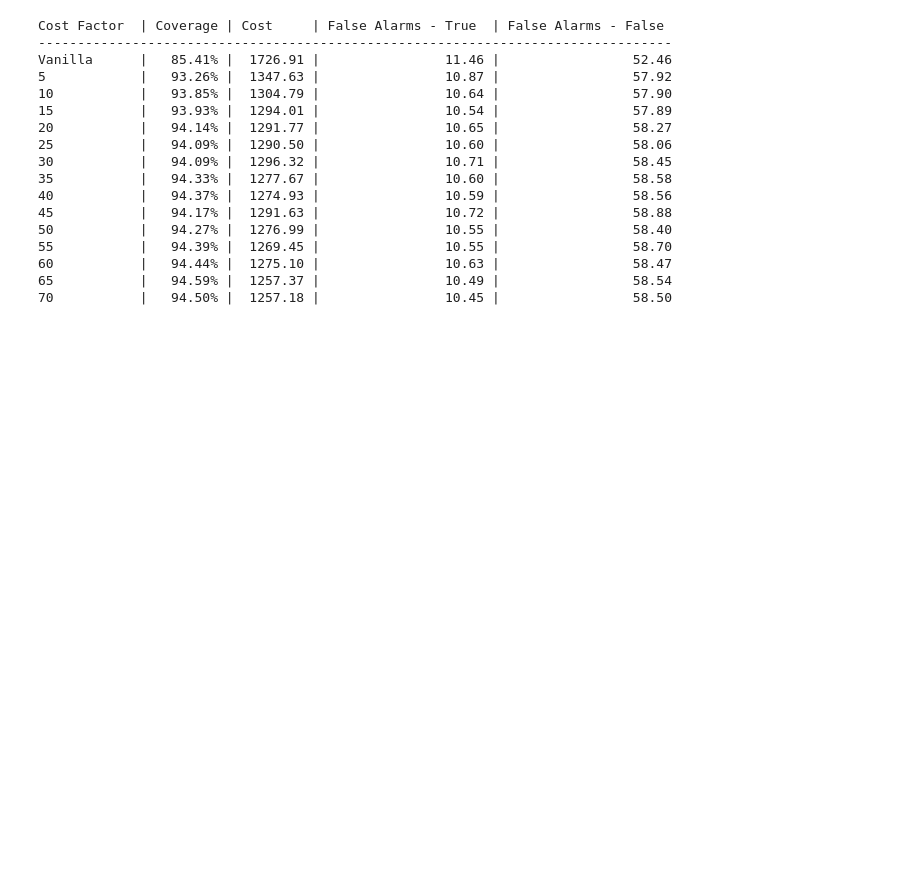
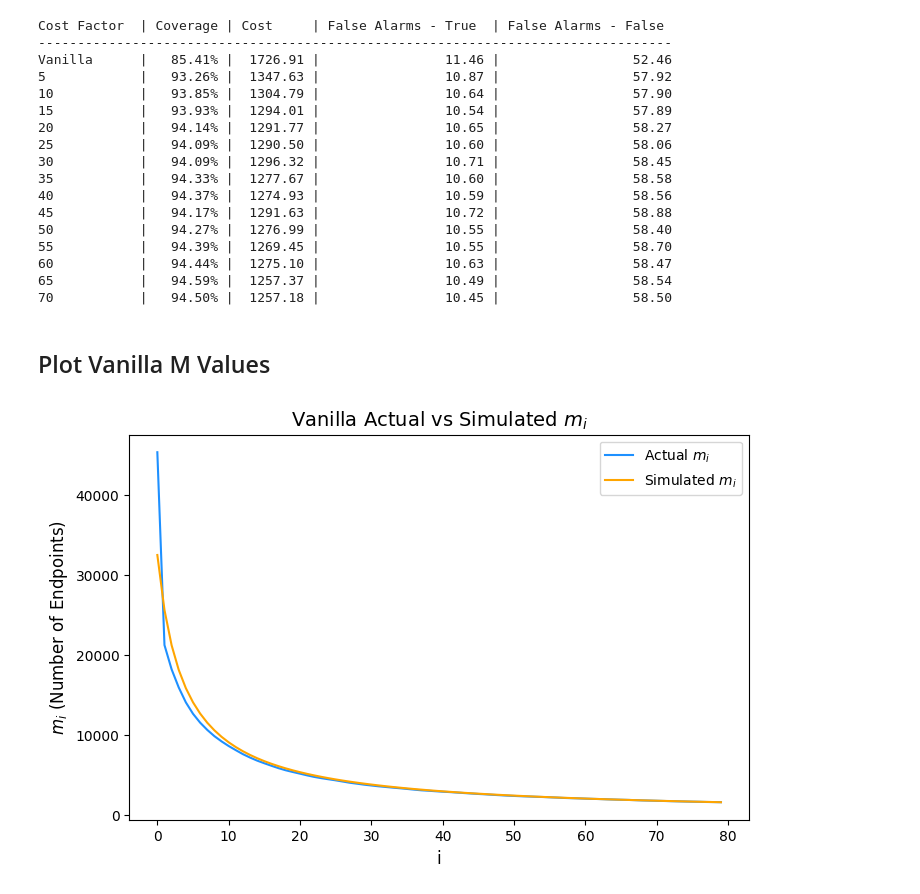
Before and after one commit to mahfuzahf/cherry-picking-reduction-functions, a Jupyter notebook: plots/higher_costs/N_16/constructing_table/plotting.ipynb, the cells around one changed output. Drawn from its saved outputs; the diff is of its cells as text; code cells hidden in the pictures; blank space fills up the shorter version.

```diff
--- a/plots/higher_costs/N_16/constructing_table/plotting.ipynb
+++ b/plots/higher_costs/N_16/constructing_table/plotting.ipynb
@@ -129,3 +132,26 @@ Vanilla      |   85.41% |  1726.91 |                11.46 |                 52.4
 60           |   94.44% |  1275.10 |                10.63 |                 58.47
 65           |   94.59% |  1257.37 |                10.49 |                 58.54
 70           |   94.50% |  1257.18 |                10.45 |                 58.50
+# %% [markdown]
+## Plot Vanilla M Values
+# %%
+# import simulated m_values
+vanilla_simulated = pd.read_pickle("simulations/vanilla_N_16__alpha_0.95_sim_results.pkl")
+# data is in the form [kjs, m_0, final_cost, m_values] and we just need the m_values
+v_sim_m_values = vanilla_simulated[3]
+
+# get actual m_values from csv
+vanilla_actual = pd.read_csv("vanilla_N_16_alpha_0.95_m_values.csv")
+
+# plot vanilla m_values
+plt.figure(figsize=(8, 5))
+plt.plot(range(len(vanilla_actual)-1), vanilla_actual["m_value"][1:], label="Actual $m_i$", color="dodgerblue")
+plt.plot(range(len(v_sim_m_values)), v_sim_m_values, label="Simulated $m_i$", color="orange")
+plt.legend()
+
+plt.title("Vanilla Actual vs Simulated $m_i$", fontsize=14)
+plt.xlabel("i", fontsize=12)
+plt.ylabel("$m_i$ (Number of Endpoints)", fontsize=12)
+plt.show()
+# %% [output]
+[figure, added]
```
Also changed, not shown: parts of 5 cells of this notebook, 7 other files.
